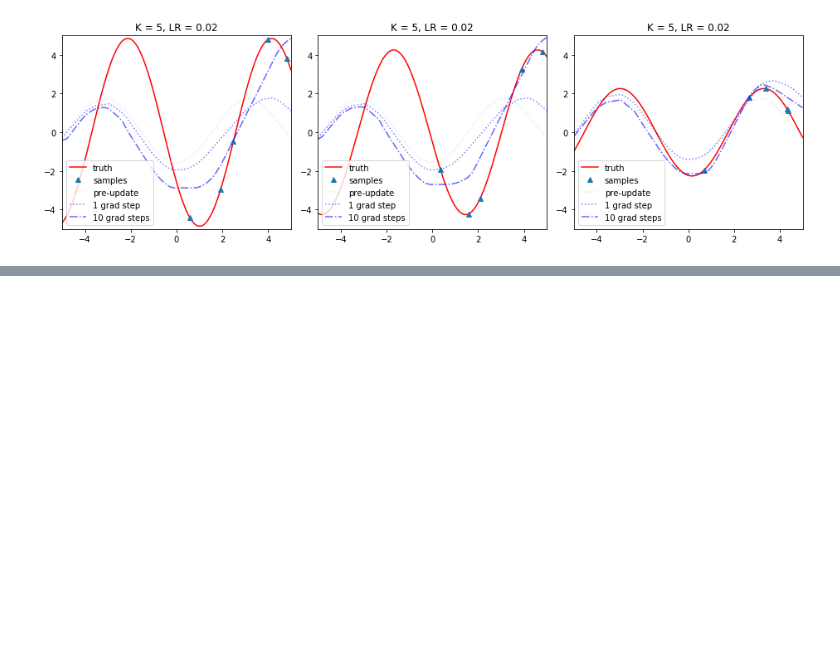
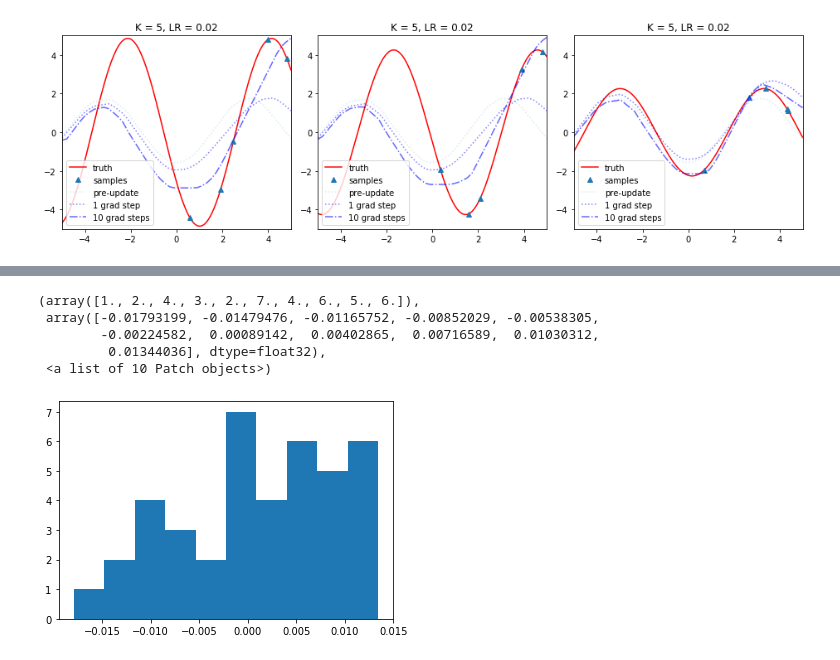
Before and after one commit to tpgillam/meta_learning, a Jupyter notebook: sinusoid.ipynb, the cells around one changed output, grey strips where cells are left out. Saved outputs shown, nothing was run; the diff lists cells and outputs as text; code cells hidden in the pictures; blank space fills up the shorter version.

```diff
--- a/sinusoid.ipynb
+++ b/sinusoid.ipynb
@@ -343,0 +456,9 @@ for _ in axes_iter(range(3)):
+# %%
+pyplot.hist(module_maml.layer_0.weight.data.cpu().numpy().ravel())
+# %% [output]
+(array([1., 2., 4., 3., 2., 7., 4., 6., 5., 6.]),
+ array([-0.01793199, -0.01479476, -0.01165752, -0.00852029, -0.00538305,
+        -0.00224582,  0.00089142,  0.00402865,  0.00716589,  0.01030312,
+         0.01344036], dtype=float32),
+ <a list of 10 Patch objects>)
+[figure, added]
```
Also changed, not shown: parts of 19 cells of this notebook.
